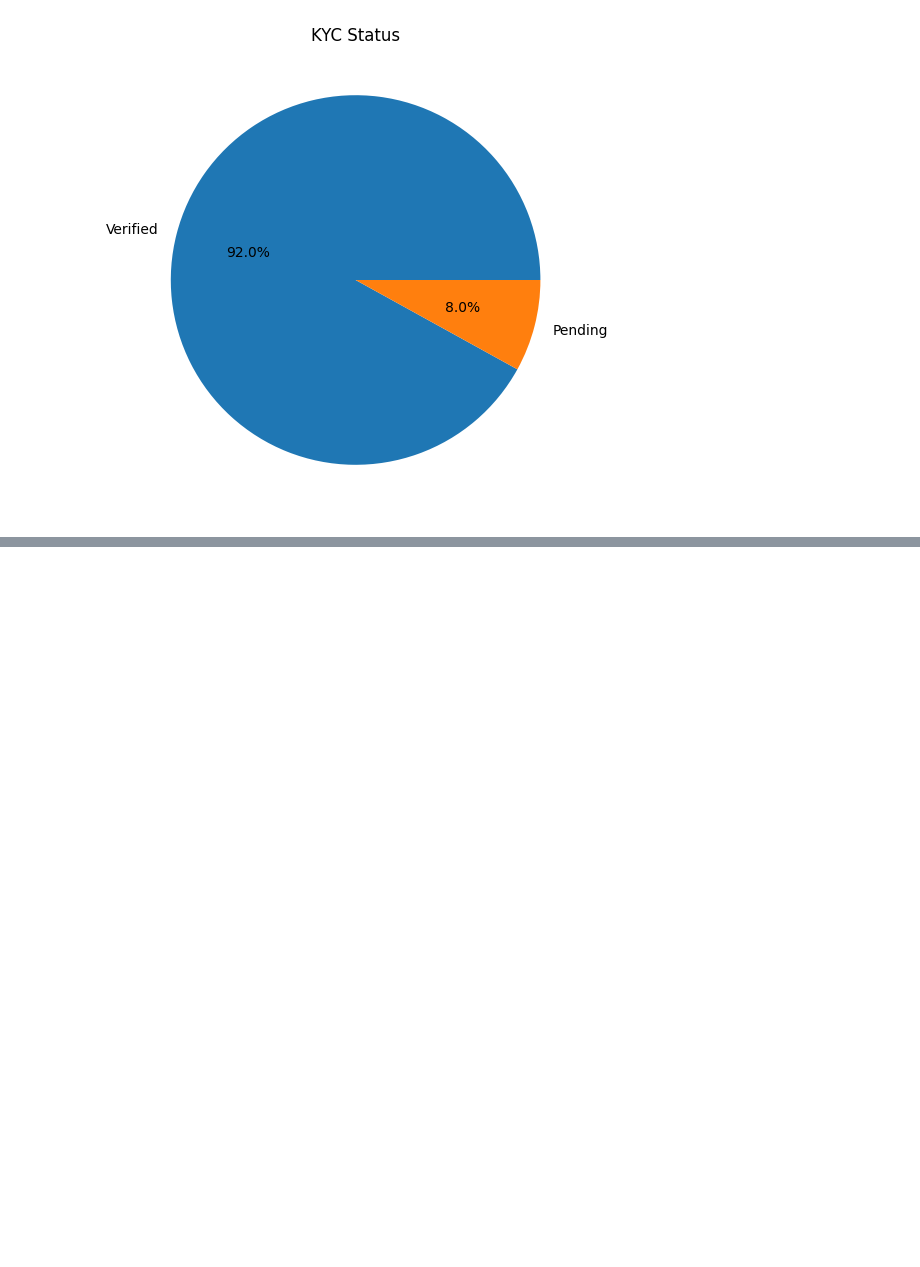
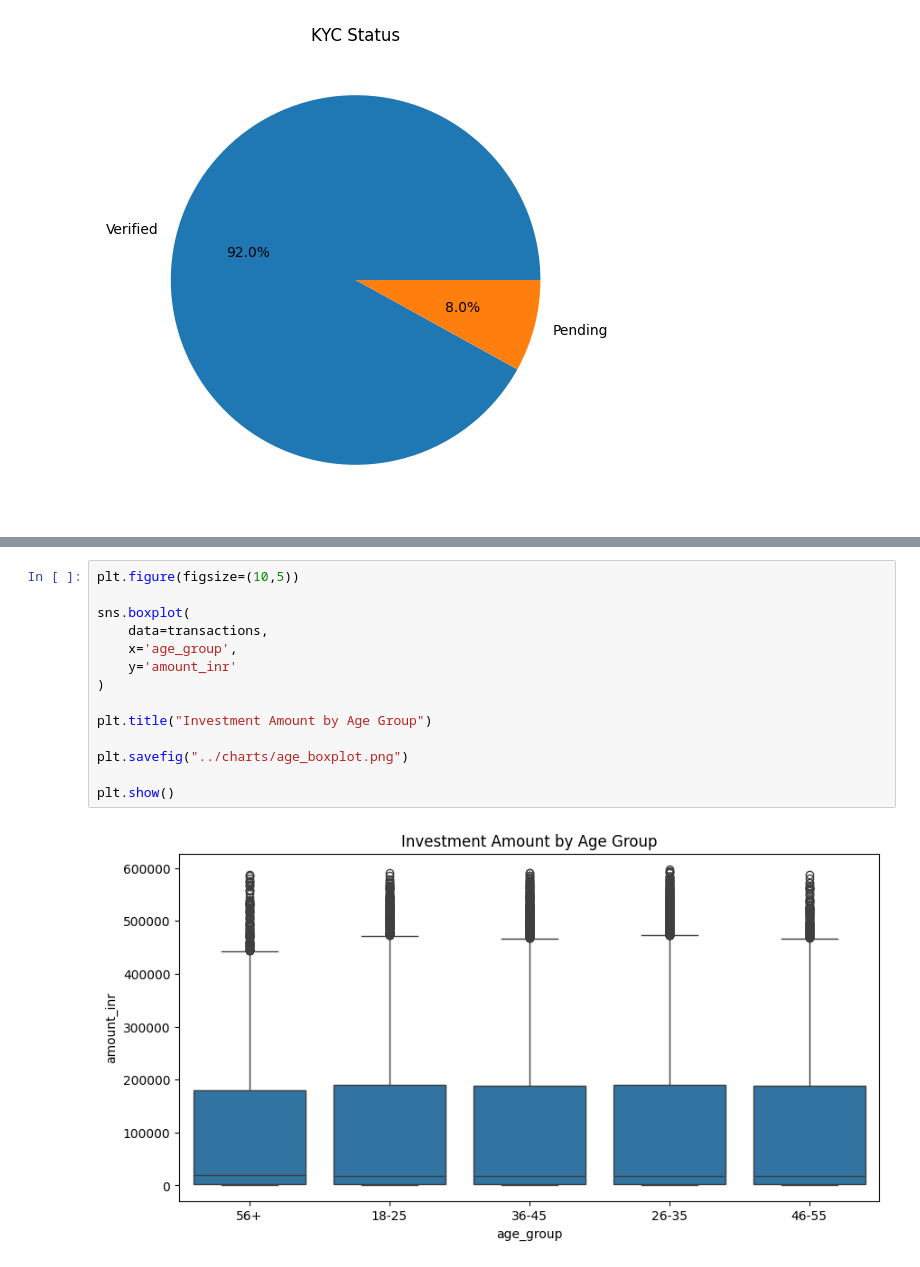
Before and after one commit to Rajkumar200526/bluestock_mf_capstone, a Jupyter notebook: notebooks/Untitled.ipynb, the cells around one changed output, grey strips where cells are left out. Saved outputs shown, nothing was run; the diff lists cells and outputs as text; blank space fills up the shorter version.

```diff
--- a/notebooks/Untitled.ipynb
+++ b/notebooks/Untitled.ipynb
@@ -392,0 +415,16 @@ plt.show()
+# %%
+plt.figure(figsize=(10,5))
+
+sns.boxplot(
+    data=transactions,
+    x='age_group',
+    y='amount_inr'
+)
+
+plt.title("Investment Amount by Age Group")
+
+plt.savefig("../charts/age_boxplot.png")
+
+plt.show()
+# %% [output]
+[figure, added]
```
Also changed, not shown: parts of 7 cells of this notebook, 9 other files.
